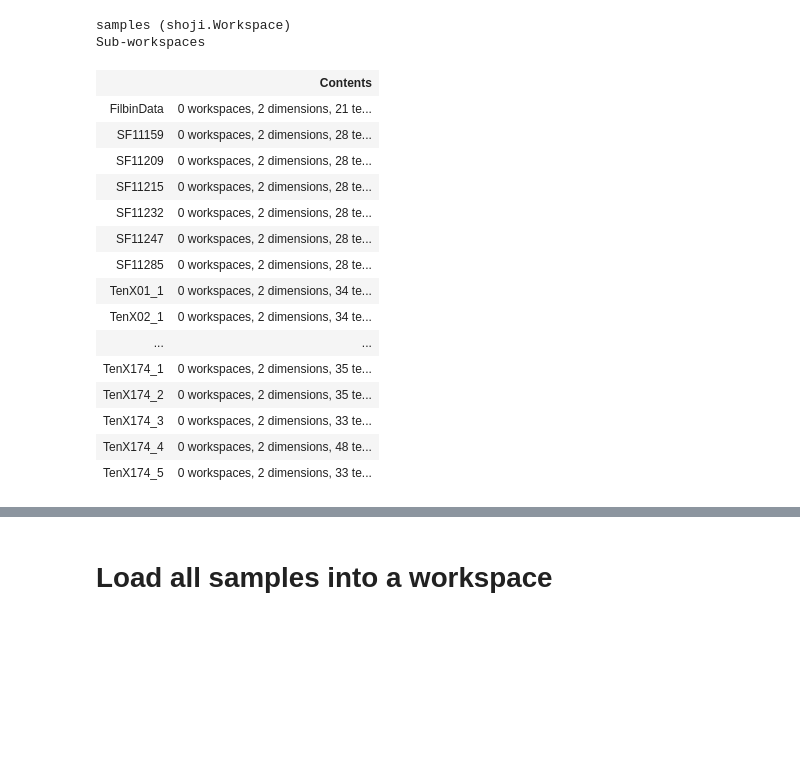
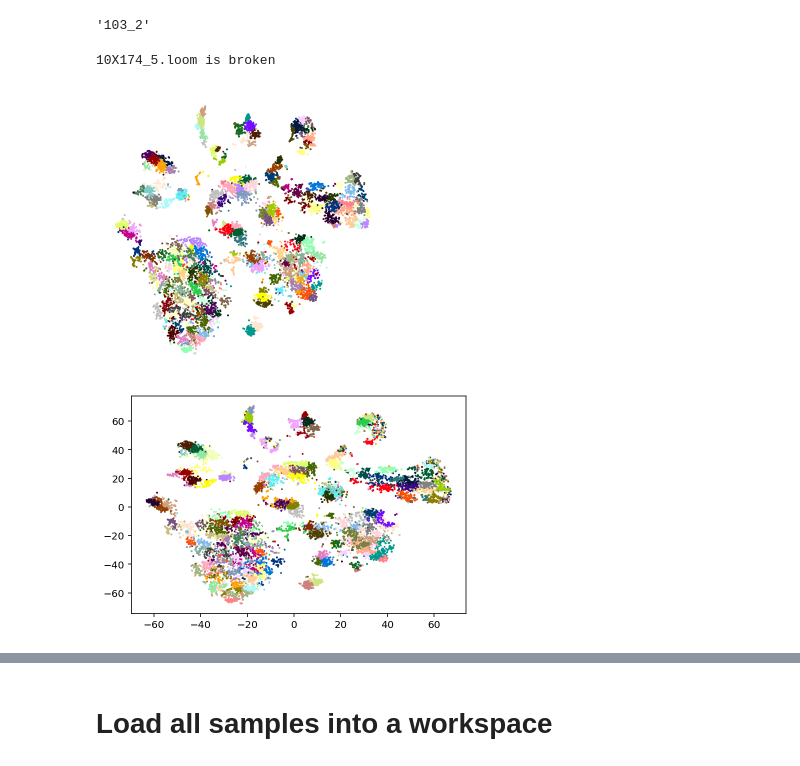
Before and after one commit to linnarsson-lab/shoji, a Jupyter notebook: notebooks/shoji.ipynb, the cells around one changed output, grey strips where cells are left out. Saved outputs shown, nothing was run; the diff lists cells and outputs as text; code cells hidden in the pictures; blank space fills up the shorter version.

```diff
--- a/notebooks/shoji.ipynb
+++ b/notebooks/shoji.ipynb
@@ -22,21 +18,32 @@ Sub-workspaces
-# %%
-db.samples
-# %% [output]
-samples (shoji.Workspace)
-Sub-workspaces
-|  | Contents |
-| FilbinData | 0 workspaces, 2 dimensions, 21 te... |
-| SF11159 | 0 workspaces, 2 dimensions, 28 te... |
-| SF11209 | 0 workspaces, 2 dimensions, 28 te... |
-| SF11215 | 0 workspaces, 2 dimensions, 28 te... |
-| SF11232 | 0 workspaces, 2 dimensions, 28 te... |
-| SF11247 | 0 workspaces, 2 dimensions, 28 te... |
-| SF11285 | 0 workspaces, 2 dimensions, 28 te... |
-| TenX01_1 | 0 workspaces, 2 dimensions, 34 te... |
-| TenX02_1 | 0 workspaces, 2 dimensions, 34 te... |
-| ... | ... |
-| TenX174_1 | 0 workspaces, 2 dimensions, 35 te... |
-| TenX174_2 | 0 workspaces, 2 dimensions, 35 te... |
-| TenX174_3 | 0 workspaces, 2 dimensions, 33 te... |
-| TenX174_4 | 0 workspaces, 2 dimensions, 48 te... |
-| TenX174_5 | 0 workspaces, 2 dimensions, 33 te... |
+# %%
+"10x103_2.loom"[3:-5]
+# %% [output]
+'103_2'
+# %%
+# Import all updated samples
+d = "/Users/stelin/samples/"
+for f in tqdm(os.listdir(d)):
+    if f.endswith(".loom"):
+        name = "TenX" + f[3:-5]
+        if name in db.samples:
+            try:
+                with loompy.connect(d + f) as ds:
+                    n_cells = ds.shape[1]
+                if db.samples[name].cells.length == n_cells:
+                    continue
+                del db.samples[name]
+            except:
+                print(f, "is broken")
+                break
+        db.samples[name] = shoji.Workspace()
+        db.samples[name]._from_loom(d + f, ["", "unspliced"], fix_expression_dtype=True)
+# %% [output]
+10X174_5.loom is broken
+# %%
+plt.figure(figsize=(5,5))
+ws = db.builds.humandev.EarlyEmbryo
+cgplot.scatterc(ws.Embedding[:], c=ws.Clusters[:], legend=None)
+plt.axis("off")
+None
+# %% [output]
+[figure, added]
@@ -42,0 +69,4 @@ Sub-workspaces
+# %%
+cgplot.scatterc(ws.Embedding[:], c=labels, legend=None)
+# %% [output]
+[figure, added]
```
Also changed, not shown: parts of 17 cells of this notebook, 18 other files.
